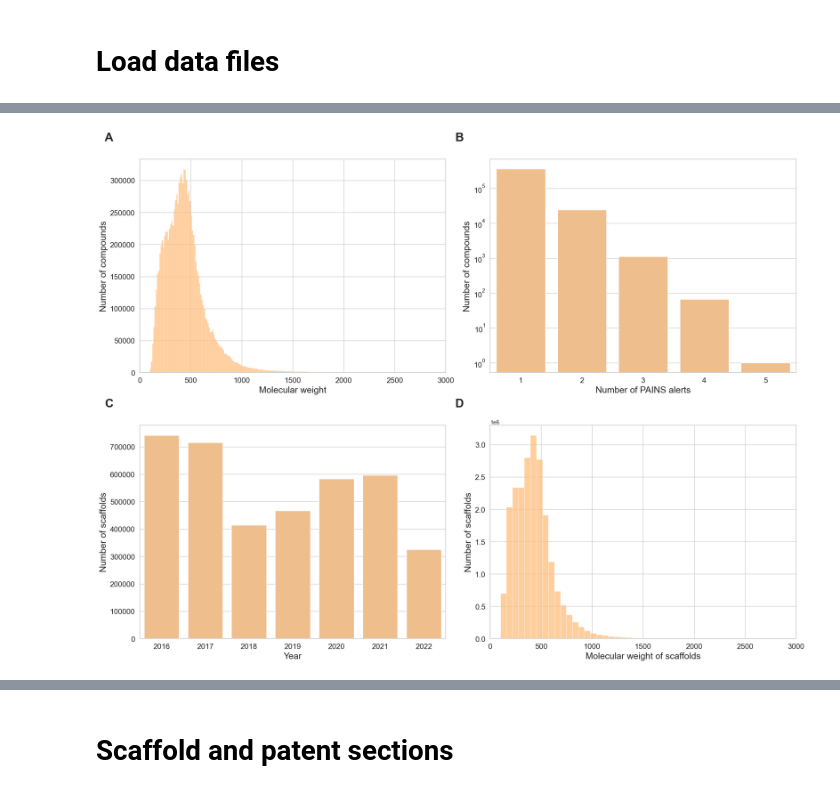
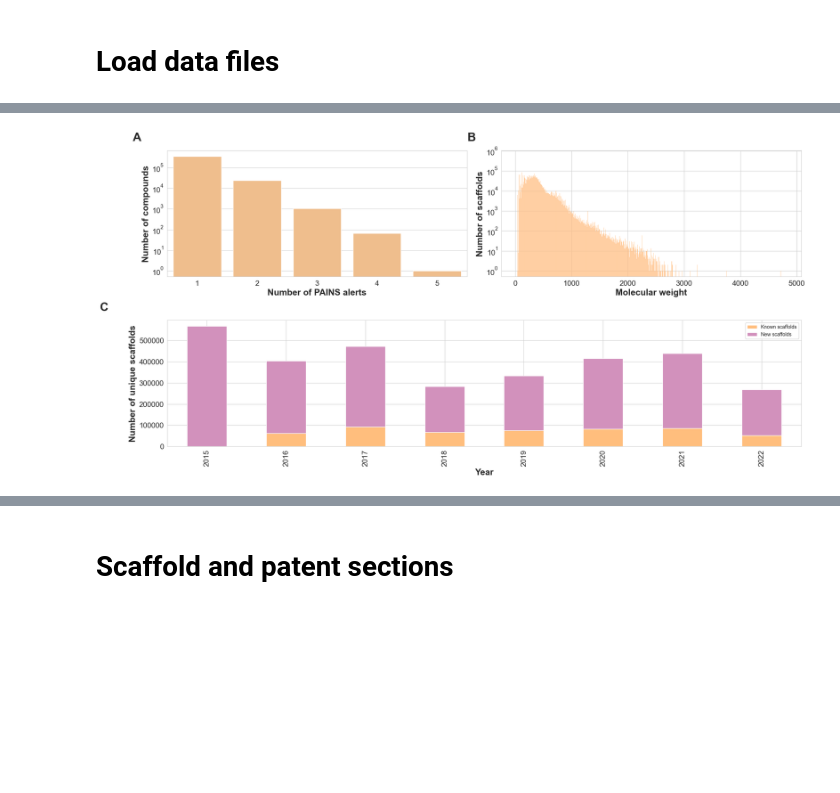
Before and after one commit to Fraunhofer-ITMP/patent-clinical-candidate-characteristics, a Jupyter notebook: notebooks/3_3_structure_charcterstics.ipynb, the cells around one changed output, grey strips where cells are left out. Saved outputs shown, nothing was run; the diff lists cells and outputs as text; code cells hidden in the pictures; blank space fills up the shorter version.

Commit message:
update figure 5

```diff
--- a/notebooks/3_3_structure_charcterstics.ipynb
+++ b/notebooks/3_3_structure_charcterstics.ipynb
@@ -114 +163,12 @@ pain_descriptors.head(10)
+# %%
+pain_distribution_df = (
+    pains_compounds_df["pains_count"].value_counts().to_frame().reset_index()
+)
+pain_distribution_df.columns = ["pains", "count"]
+# %%
+mol_wt_all_df = pd.merge(
+    property_df, murcko_scaffold_df, left_on="SMILES", right_on="cleaned_smiles"
+)
+mol_wt_all_df.drop_duplicates(subset=["SMILES"], inplace=True)
+mol_wt_df = mol_wt_all_df[["mw", "scaffold_mw"]]
 # %% [markdown]
@@ -127,5 +175,0 @@ scaffold_count_df = scaffold_count_df.sort_values("year", ascending=True)[1:]
-# %%
-pain_distribution_df = (
-    pain_data["Total match counts"].value_counts().to_frame().reset_index()
-)
-pain_distribution_df.columns = ["pains", "count"]
@@ -136,15 +176,23 @@ mw_data = [round(float(x), 2) for x in mw_data]
 # %%
-sns.set(rc={"figure.figsize": (20, 15)})
 sns.set_style("whitegrid")
 
-# Molecular weight distribution
-plt.subplot(2, 2, 1)
-sns.histplot(x=mw_data, color="#ffbe7d", bins=500)
+fig = plt.figure(figsize=(20, 10))
+
+gs = fig.add_gridspec(2, 2)
+
+# PAINS distribution
+ax1 = fig.add_subplot(gs[0, 0])
+sns.barplot(
+    x=pain_distribution_df["pains"],
+    y=pain_distribution_df["count"],
+    color="#ffbe7d",
+    ax=ax1,
+)
 plt.xticks(fontsize=15)
 plt.yticks(fontsize=15)
-plt.xlabel("Molecular weight", fontsize=18)
-plt.ylabel("Number of compounds", fontsize=18)
-plt.xlim(0, 3000)
+plt.yscale("log")
+plt.ylabel("Number of compounds", fontsize=18, fontweight="bold")
+plt.xlabel("Number of PAINS alerts", fontsize=18, fontweight="bold")
 plt.text(
     -0.1,
     1.1,
@@ -156,68 +204,54 @@ plt.text(
     transform=plt.gca().transAxes,
 )
 
-# PAINS distribution
-plt.subplot(2, 2, 2)
-sns.barplot(
-    x=pain_distribution_df["pains"], y=pain_distribution_df["count"], color="#ffbe7d"
-)
+# Scaffold MW distribution
+ax2 = fig.add_subplot(gs[0, 1])
+sns.histplot(x=mol_wt_df["scaffold_mw"], color="#ffbe7d", ax=ax2)
 plt.xticks(fontsize=15)
 plt.yticks(fontsize=15)
 plt.yscale("log")
-plt.ylabel("Number of compounds", fontsize=18)
-plt.xlabel("Number of PAINS alerts", fontsize=18)
+plt.ylabel("Number of scaffolds", fontsize=18, fontweight="bold")
+plt.xlabel("Molecular weight", fontsize=18, fontweight="bold")
 plt.text(
     -0.1,
     1.1,
     string.ascii_uppercase[1],
     size=24,
     weight="bold",
     horizontalalignment="center",
     verticalalignment="center",
     transform=plt.gca().transAxes,
 )
 
-# Scaffold distribution
-plt.subplot(2, 2, 3)
-sns.barplot(
-    x=scaffold_count_df["year"], y=scaffold_count_df["scaffold"], color="#ffbe7d"
+# Scaffold annual count distribution
+ax3 = fig.add_subplot(gs[1, :])
+cummulative_counts_df.plot(
+    x="year",
+    y=["known_scaffolds", "new_scaffolds"],
+    kind="bar",
+    stacked=True,
+    color=["#ffbe7d", "#d291bc"],
+    label=["Known scaffolds", "New scaffolds"],
+    ax=ax3,
 )
+
 plt.xticks(fontsize=15)
 plt.yticks(fontsize=15)
-plt.xlabel("Year", fontsize=18)
-plt.ylabel("Number of scaffolds", fontsize=18)
+plt.xlabel("Year", fontsize=18, fontweight="bold")
+plt.ylabel("Number of unique scaffolds", fontsize=18, fontweight="bold")
 plt.text(
     -0.1,
     1.1,
     string.ascii_uppercase[2],
     size=24,
     weight="bold",
     horizontalalignment="center",
     verticalalignment="center",
     transform=plt.gca().transAxes,
 )
 
-# Distribution of molecular weight of scaffolds
-plt.subplot(2, 2, 4)
-sns.histplot(x=surechembl_df["scaffold_wt"], color="#ffbe7d", bins=100)
-plt.xticks(fontsize=15)
-plt.yticks(fontsize=15)
-plt.xlabel("Molecular weight of scaffolds", fontsize=18)
-plt.ylabel("Number of scaffolds", fontsize=18)
-plt.xlim(0, 3000)
-plt.text(
-    -0.1,
-    1.1,
-    string.ascii_uppercase[3],
-    size=24,
-    weight="bold",
-    horizontalalignment="center",
-    verticalalignment="center",
-    transform=plt.gca().transAxes,
-)
-
 plt.tight_layout()
-plt.savefig(f"{FIGURE_DIR}/figure_5.png", dpi=400)
+plt.savefig(f"{FIGURE_DIR}/figure_5.png", dpi=500)
 plt.show()
 # %% [output]
-[figure, old version]
+[figure, new version]
```
Also changed, not shown: parts of 40 cells of this notebook, 1 other file.
